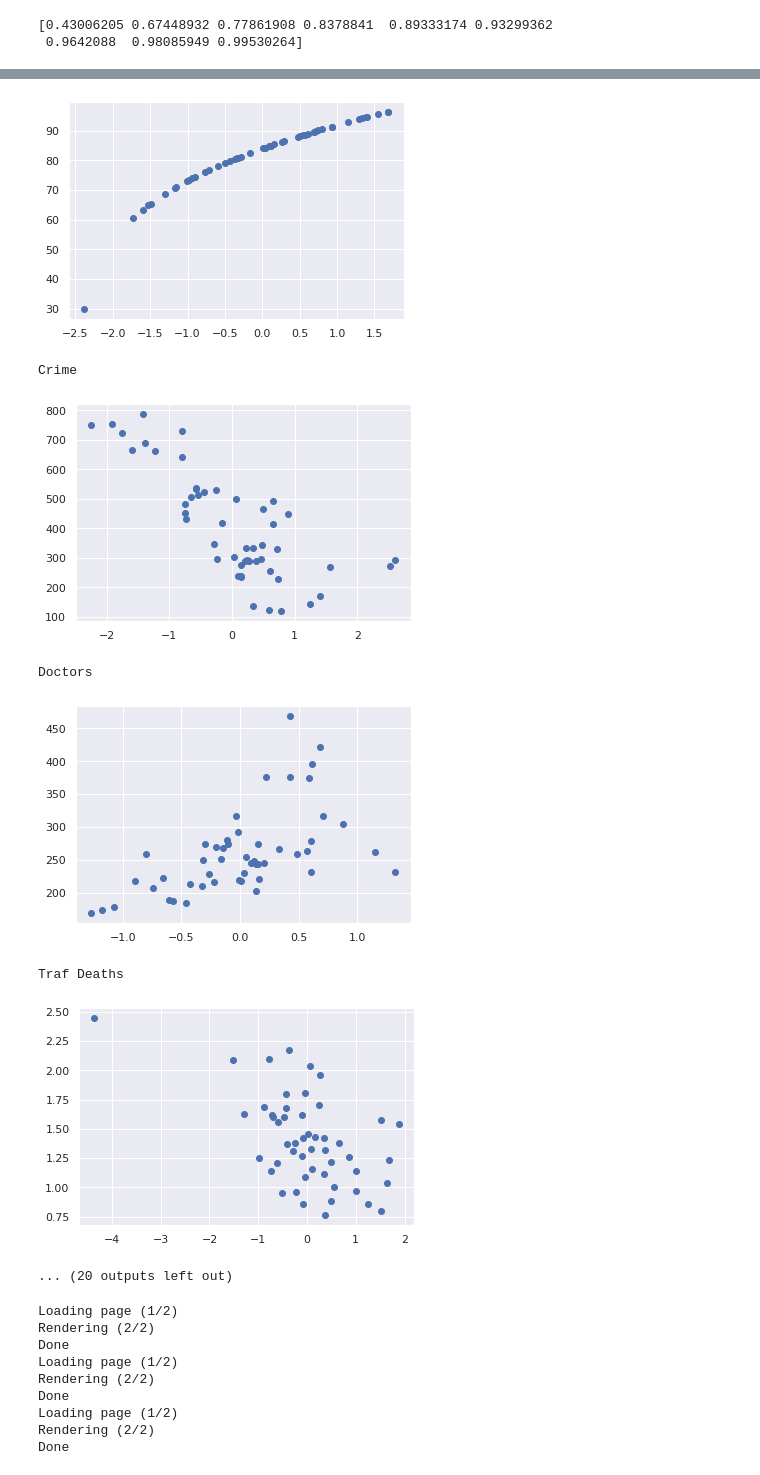
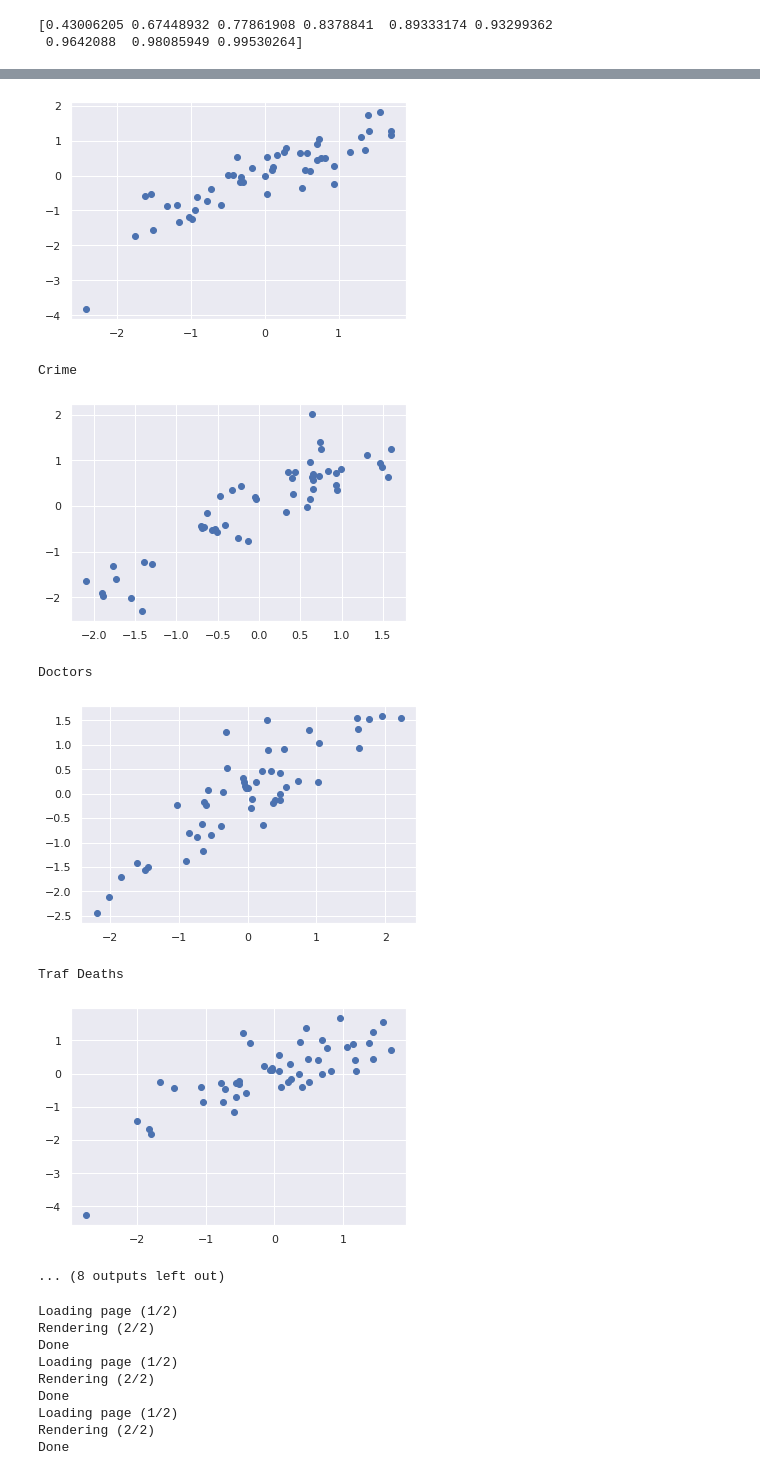
Before and after one commit to webclinic017/Python-Stock-1, a Jupyter notebook: ClusterGram-ElasticNet.ipynb, the cells around one changed output, grey strips where cells are left out. Drawn from its saved outputs; the diff is of its cells as text; code cells hidden in the pictures.

```diff
--- a/ClusterGram-ElasticNet.ipynb
+++ b/ClusterGram-ElasticNet.ipynb
@@ -324,7 +366,7 @@ from sklearn.decomposition import PCA
 from statsmodels.distributions.empirical_distribution import ECDF
 
 pca = PCA(n_components=0.99, svd_solver='full')
-pca.fit(scale(transformed))
+pca.fit(scale(t_))
 #pca.explained_variance_
 print(pca.explained_variance_ratio_.cumsum())
 
@@ -679,7 +758,6 @@ for p in polys:
                 #X_inter_t_alt.head()
 
 
-
                 '''
                 model = ElasticNet()
                 # define model evaluation method
@@ -719,7 +797,8 @@ for p in polys:
 
                 a_coef = abs(coef)
                 a_coef.sort_values(by=[0],ascending=False,inplace=True)
-                a_coef
+                #a_coef
+                print(a_coef[a_coef>0].dropna())
 
                  #print(model.score(X_train, y_train, sample_weight=None))
                  #print(model.score(X_test, y_test, sample_weight=None))
@@ -731,7 +810,6 @@ for p in polys:
 
                 #print(model.score(X, y, sample_weight=None))
                 #print(model.coef_)
-                model.coef_
 
             print("# polynomials/interactions: " +str(p))
             print("cox box transform?: " +str(cbd))
@@ -801,4 +910,5 @@ feature_importance.sort_values(by=['feature_importance_vals'],ascending=False,in
 #pre_list = feature_importance[feature_importance["feature_importance_vals"]>.01]["col_name"].values.tolist()
 pre_list = feature_importance[feature_importance["feature_importance_vals"]>0]["col_name"].values.tolist()
 pre_list.insert(0,all_data.columns[1])
+pre_list = pre_list[1:]
 # %%
@@ -841,11 +977,11 @@ results = model.fit()
 # %%
-linear_plot = Plot.LinearRegressionResidualPlot(vetted_data_set.iloc[:,1:], y_train)
+linear_plot = Plot.LinearRegressionResidualPlot(vetted_data_set_i.iloc[:,1:], y_train)
 lm = linear_plot.fit()
 summary, diag_res = linear_plot.diagnostic_plots(lm)
 print("Summary of Regression\n:{}".format(summary))
 print("Diagnostic Tests of Regression\n:{}".format(diag_res))
 
-sm.graphics.influence_plot(results)
+sm.graphics.influence_plot(results_i)
 plt.show()
 
 if False:
@@ -1184,7 +1384,11 @@ B['flagged'] = np.where(outlier_check['flagged'] == True, 1, 0)
 # %%
-for i in A.columns:
+import matplotlib.pyplot as plt
+%matplotlib inline
+#N=50
+#area = (30 * np.random.rand(N))**2  # 0 to 15 point radii
+for i in t_.columns:
     print(i)
-    plt.scatter(A[i].values,B[i].values)
+    plt.scatter(S_[i].values, Z_[i].values)
     plt.show()
 # %% [output]
 Poverty
@@ -1194,12 +1398,12 @@ Infant Mort
 White
-[figure, old version]
+[figure, new version]
 Crime
-[figure, old version]
+[figure, new version]
 Doctors
-[figure, old version]
+[figure, new version]
 Traf Deaths
-[figure, old version]
+[figure, new version]
-... (20 outputs left out)
+... (8 outputs left out)
 # %%
 import dataframe_image as dfi
 import imgkit
```
Also changed, not shown: parts of 25 cells of this notebook, 7 other files.
